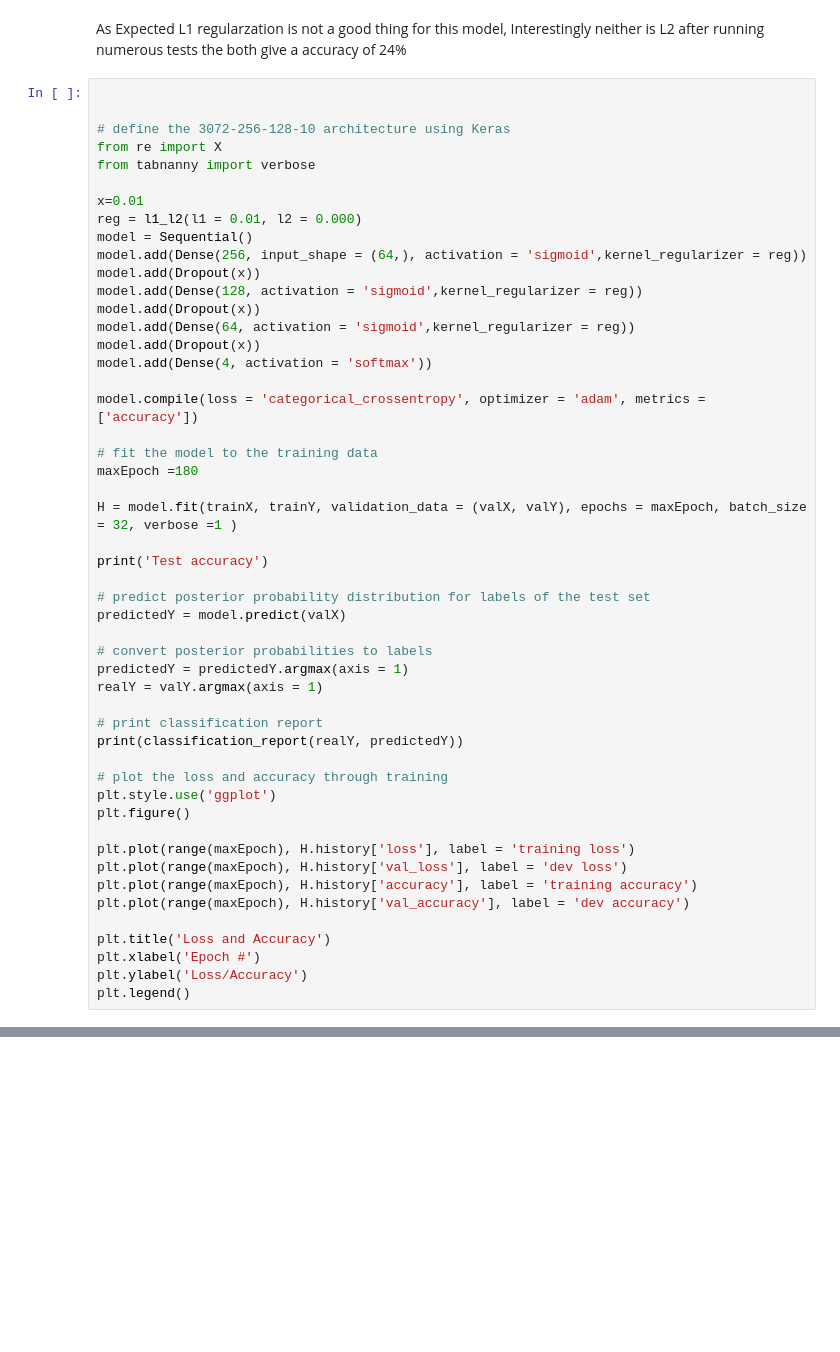
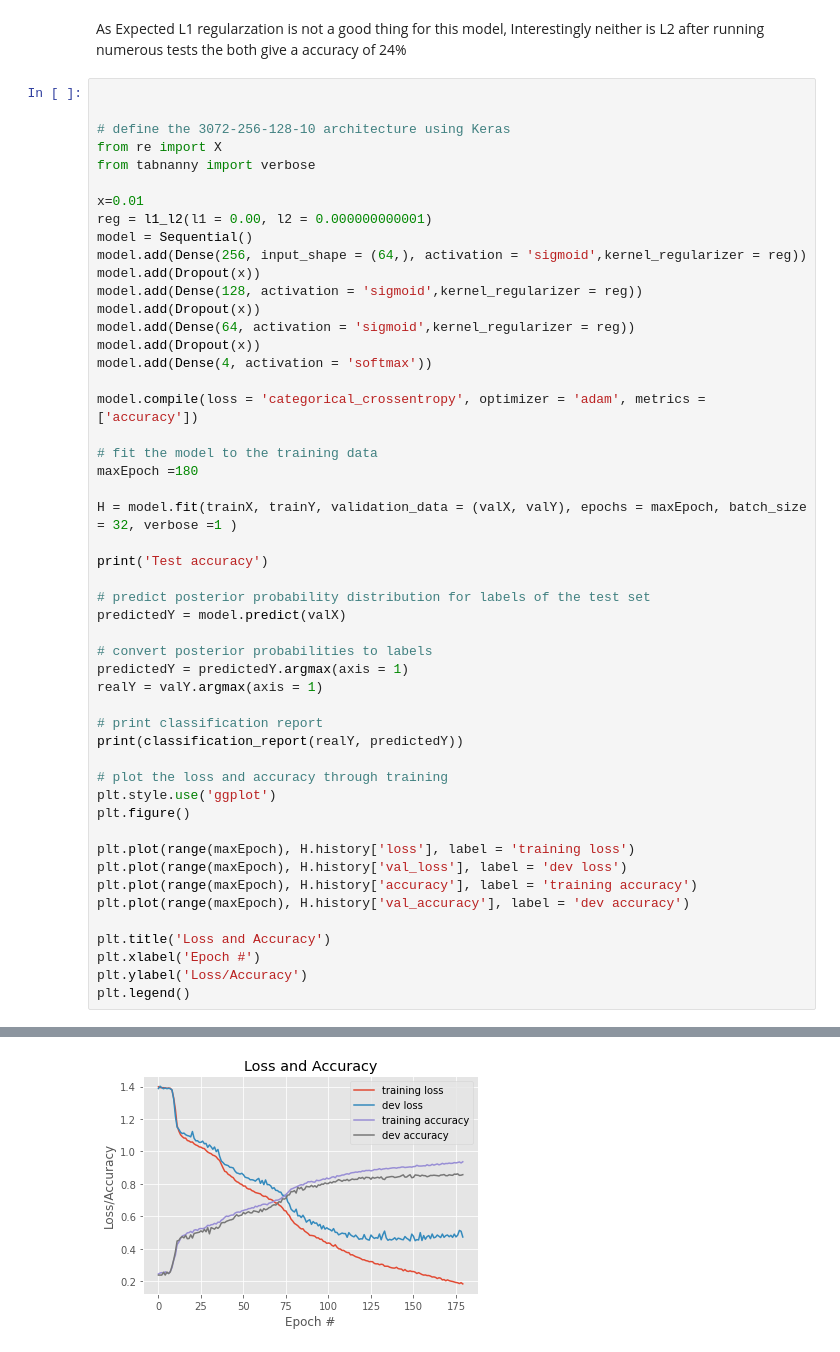
Before and after one commit to nates-rgb/NeuralNet, a Jupyter notebook: Projects/proj1.ipynb, the cells around one changed output, grey strips where cells are left out. Saved outputs shown, nothing was run; the diff lists cells and outputs as text; blank space fills up the shorter version.

```diff
--- a/Projects/proj1.ipynb
+++ b/Projects/proj1.ipynb
@@ -758,7 +773,7 @@ from re import X
 from tabnanny import verbose
 
 x=0.01
-reg = l1_l2(l1 = 0.01, l2 = 0.000)
+reg = l1_l2(l1 = 0.00, l2 = 0.000000000001)
 model = Sequential()
 model.add(Dense(256, input_shape = (64,), activation = 'sigmoid',kernel_regularizer = reg))
 model.add(Dropout(x))
@@ -800,3 +815,4 @@ plt.title('Loss and Accuracy')
 plt.xlabel('Epoch #')
 plt.ylabel('Loss/Accuracy')
 plt.legend()
+# %% [output]
@@ -802,0 +837 @@ plt.legend()
+[figure, added]
```
Also changed, not shown: parts of 19 cells of this notebook.
